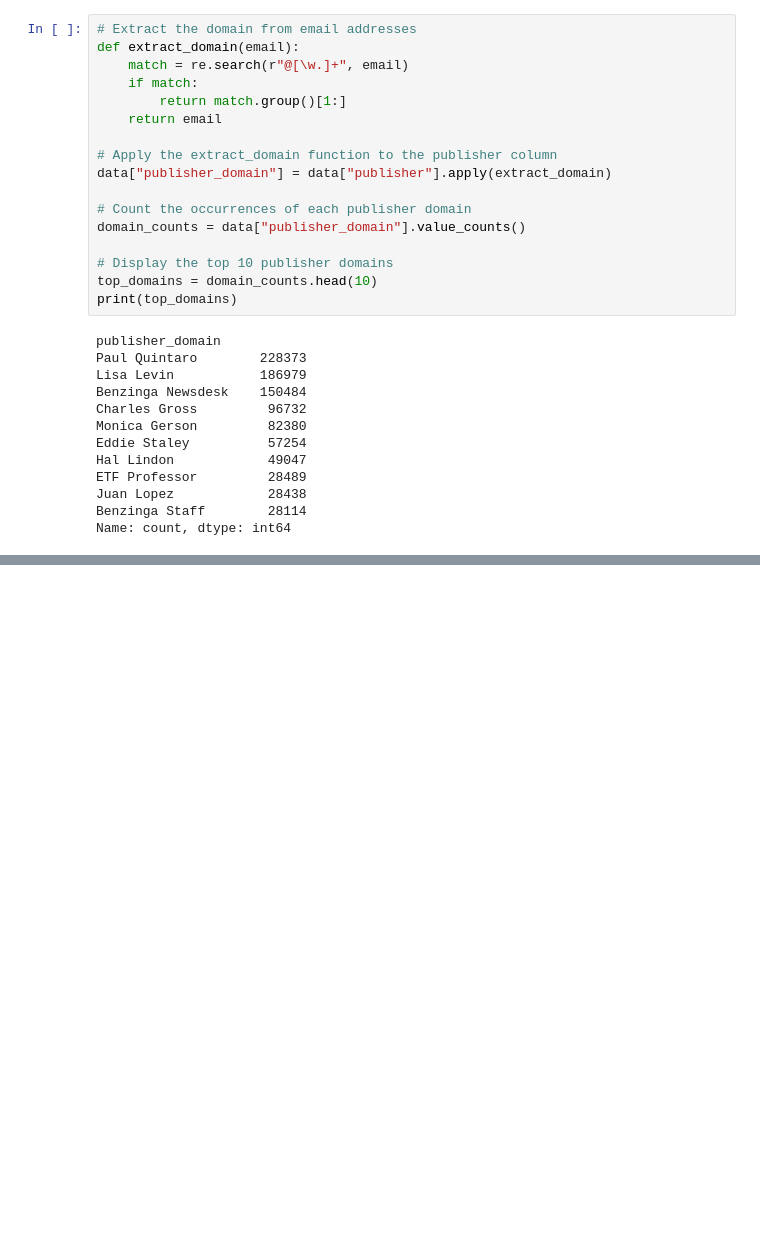
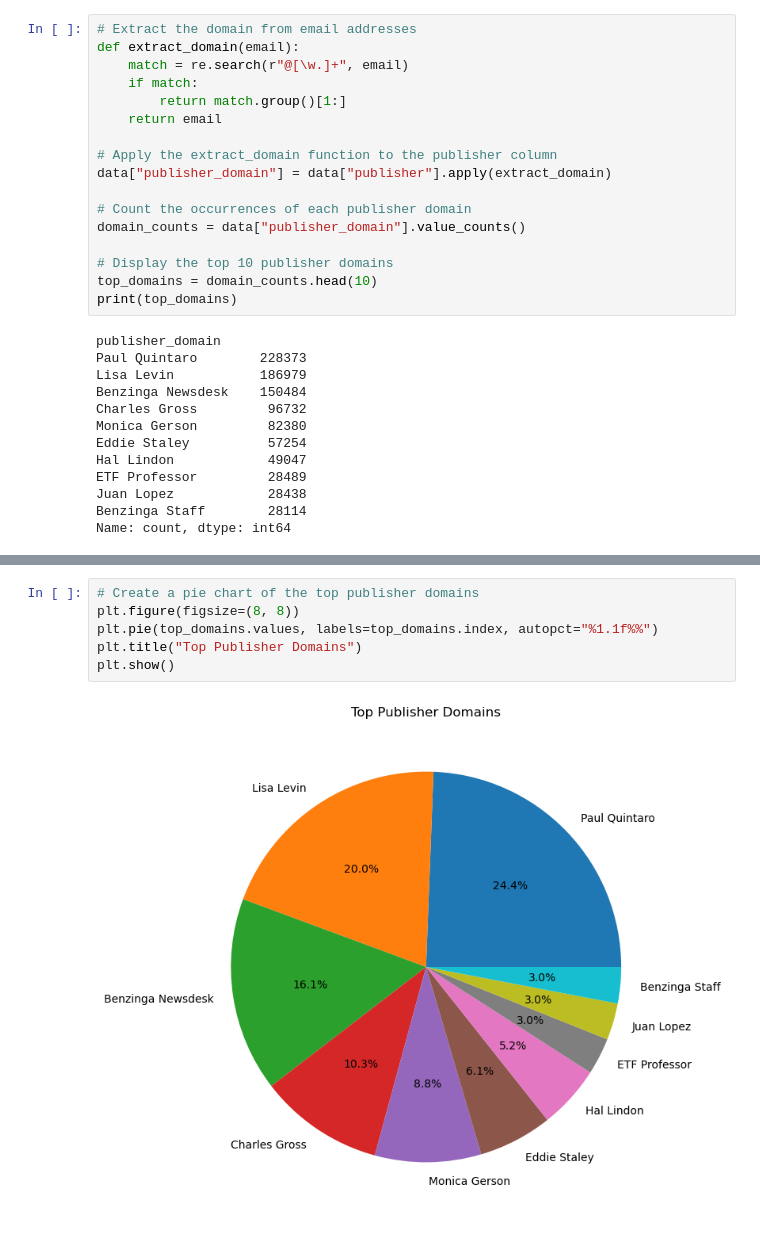
Before and after one commit to jodahe1/Nova_Financial_Solutions, a Jupyter notebook: Scripts/Publisher Analysis.ipynb, the cells around one changed output, grey strips where cells are left out. Saved outputs shown, nothing was run; the diff lists cells and outputs as text; blank space fills up the shorter version.

```diff
--- a/Scripts/Publisher Analysis.ipynb
+++ b/Scripts/Publisher Analysis.ipynb
@@ -66,0 +79,8 @@ Name: count, dtype: int64
+# %%
+# Create a pie chart of the top publisher domains
+plt.figure(figsize=(8, 8))
+plt.pie(top_domains.values, labels=top_domains.index, autopct="%1.1f%%")
+plt.title("Top Publisher Domains")
+plt.show()
+# %% [output]
+[figure, added]
```
Also changed, not shown: parts of 3 cells of this notebook.
